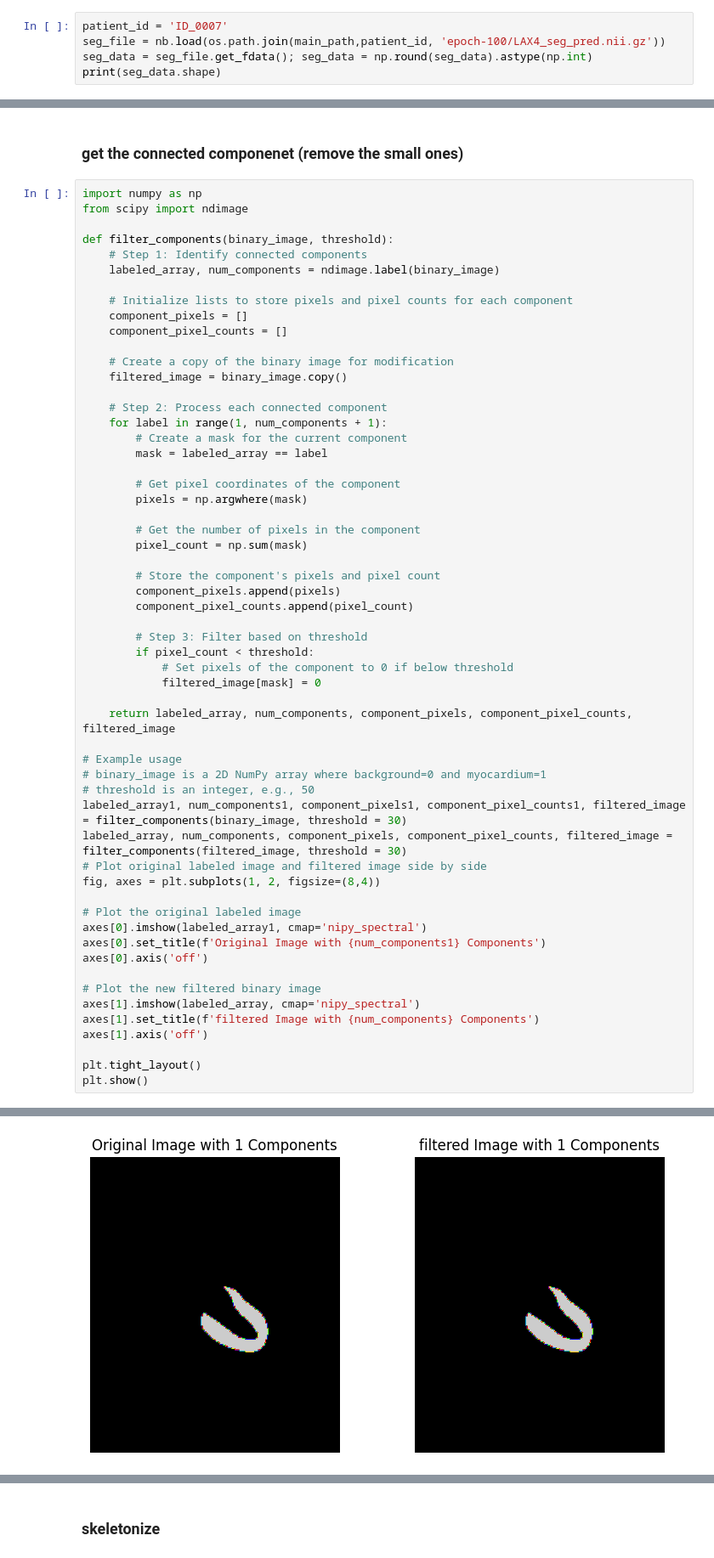
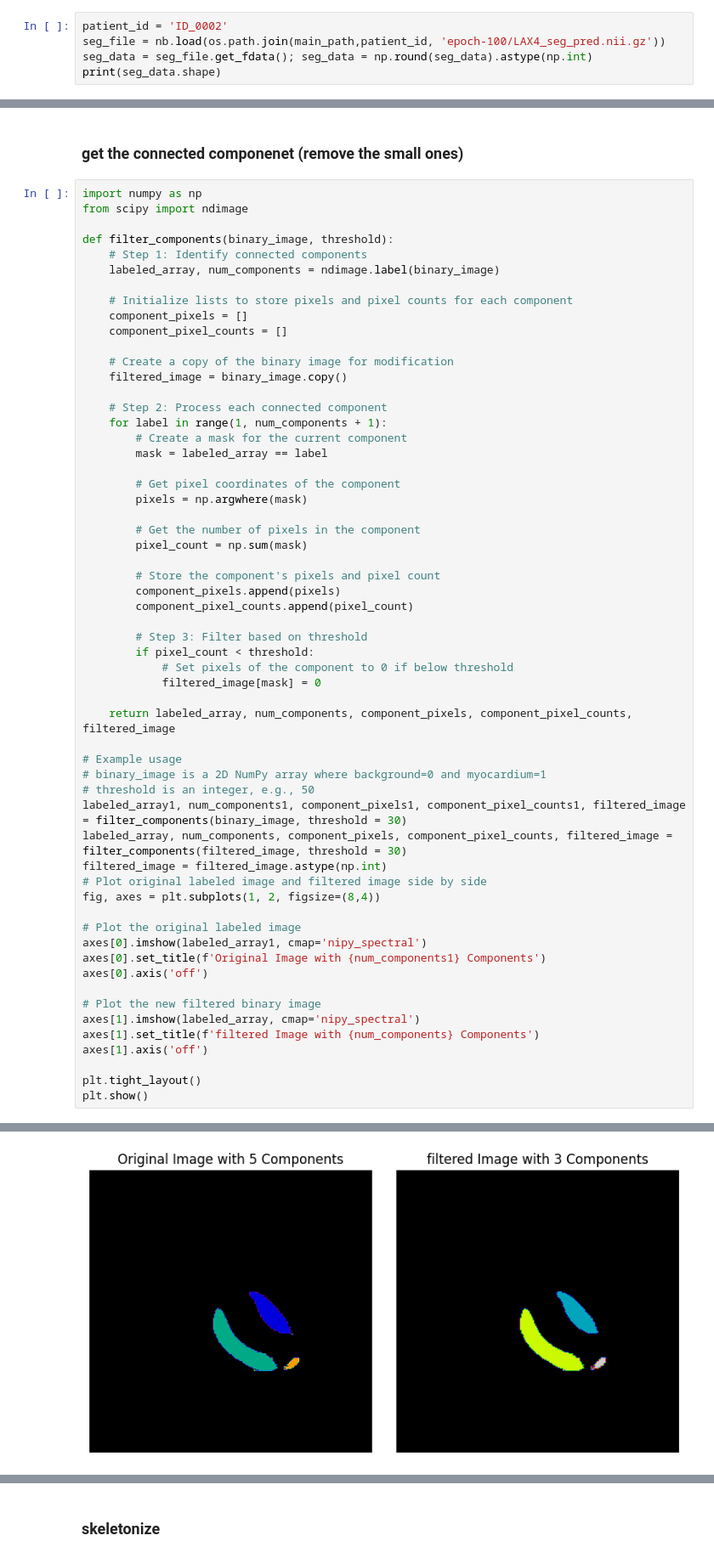
Before and after one commit to zhennongchen/DeepStrain, a Jupyter notebook: main_GLS.ipynb, the cells around one changed output, grey strips where cells are left out. Shown at 85% size. Saved outputs shown, nothing was run; the diff lists cells and outputs as text.

```diff
--- a/main_GLS.ipynb
+++ b/main_GLS.ipynb
@@ -20,7 +20,7 @@ main_path = '/mnt/camca_NAS/SAM_for_CMR/models/sam_multiview_prompt_text_HF_LAX_
 # %% [markdown]
 ### load segmentation
 # %%
-patient_id = 'ID_0007'
+patient_id = 'ID_0002'
 seg_file = nb.load(os.path.join(main_path,patient_id, 'epoch-100/LAX4_seg_pred.nii.gz'))
 seg_data = seg_file.get_fdata(); seg_data = np.round(seg_data).astype(np.int)
 print(seg_data.shape)
@@ -80,6 +80,7 @@ def filter_components(binary_image, threshold):
 # threshold is an integer, e.g., 50
 labeled_array1, num_components1, component_pixels1, component_pixel_counts1, filtered_image = filter_components(binary_image, threshold = 30)
 labeled_array, num_components, component_pixels, component_pixel_counts, filtered_image = filter_components(filtered_image, threshold = 30)
+filtered_image = filtered_image.astype(np.int)
 # Plot original labeled image and filtered image side by side
 fig, axes = plt.subplots(1, 2, figsize=(8,4))
 
@@ -99 +102 @@ plt.show()
-[figure, old version]
+[figure, new version]
```
Also changed, not shown: parts of 9 cells of this notebook.
